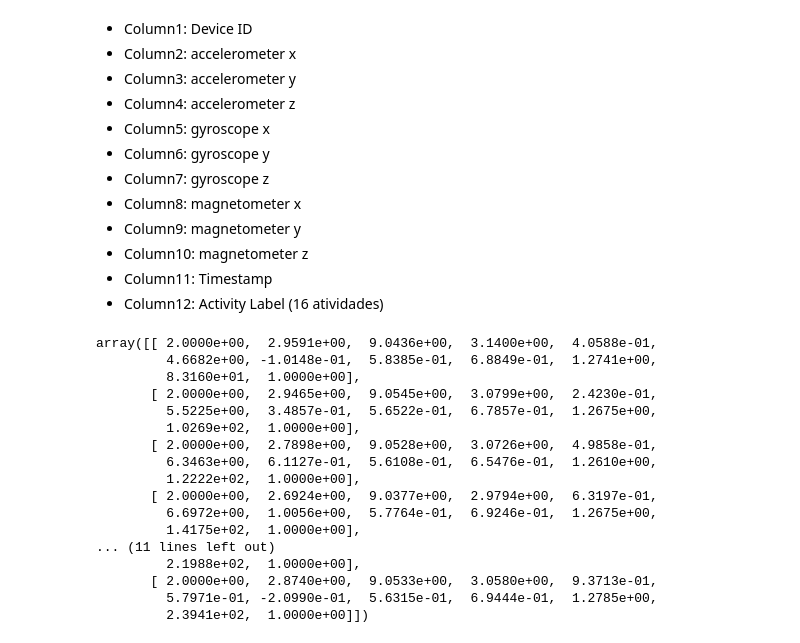
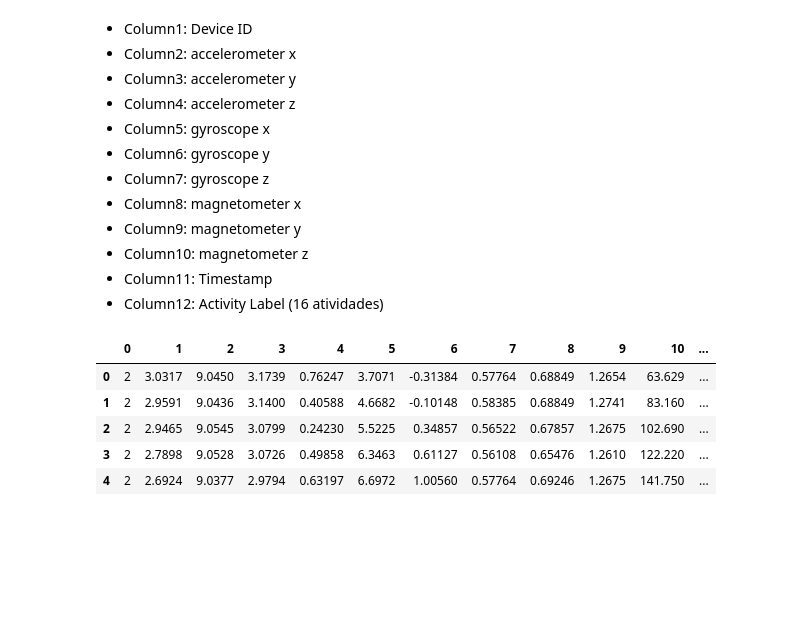
Before and after one commit to eduardofbneves/TCD-TL, a Jupyter notebook: data_analysis.ipynb, the cells around one changed output. Cells and saved outputs as stored; diff of their text form; code cells hidden in the pictures; blank space fills up the shorter version.

```diff
--- a/data_analysis.ipynb
+++ b/data_analysis.ipynb
@@ -23,45 +23,35 @@ from sklearn.preprocessing import StandardScaler
 from sklearn.decomposition import PCA
 import utils
 # %%
-window_lenght = 20
+window = 20
 loc = []
 
 for i in range (0,15):
     loc.append("FORTH_TRACE_DATASET-master/part" + str(i) + "/part" + str(i) + "dev2.csv")
 
 df = pd.read_csv(loc[0], sep=',', header=None)
 array = df.to_numpy()
 
 t_acc = np.sqrt(np.add(np.square(array[:,1]),
                        np.square(array[:,2]),
                        np.square(array[:,3])))
 
 t_gyr = np.sqrt(np.add(np.square(array[:,4]),
                        np.square(array[:,5]),
                        np.square(array[:,6])))
 
 t_mag = np.sqrt(np.add(np.square(array[:,7]),
                        np.square(array[:,8]),
                        np.square(array[:,9])))
-array[1:10]
+
+df.head()
 # %% [output]
-array([[ 2.0000e+00,  2.9591e+00,  9.0436e+00,  3.1400e+00,  4.0588e-01,
-         4.6682e+00, -1.0148e-01,  5.8385e-01,  6.8849e-01,  1.2741e+00,
-         8.3160e+01,  1.0000e+00],
-       [ 2.0000e+00,  2.9465e+00,  9.0545e+00,  3.0799e+00,  2.4230e-01,
-         5.5225e+00,  3.4857e-01,  5.6522e-01,  6.7857e-01,  1.2675e+00,
-         1.0269e+02,  1.0000e+00],
-       [ 2.0000e+00,  2.7898e+00,  9.0528e+00,  3.0726e+00,  4.9858e-01,
-         6.3463e+00,  6.1127e-01,  5.6108e-01,  6.5476e-01,  1.2610e+00,
-         1.2222e+02,  1.0000e+00],
-       [ 2.0000e+00,  2.6924e+00,  9.0377e+00,  2.9794e+00,  6.3197e-01,
-         6.6972e+00,  1.0056e+00,  5.7764e-01,  6.9246e-01,  1.2675e+00,
-         1.4175e+02,  1.0000e+00],
-... (11 lines left out)
-         2.1988e+02,  1.0000e+00],
-       [ 2.0000e+00,  2.8740e+00,  9.0533e+00,  3.0580e+00,  9.3713e-01,
-         5.7971e-01, -2.0990e-01,  5.6315e-01,  6.9444e-01,  1.2785e+00,
-         2.3941e+02,  1.0000e+00]])
+|  | 0 | 1 | 2 | 3 | 4 | 5 | 6 | 7 | 8 | 9 | 10 | ... |
+| 0 | 2 | 3.0317 | 9.0450 | 3.1739 | 0.76247 | 3.7071 | -0.31384 | 0.57764 | 0.68849 | 1.2654 | 63.629 | ... |
+| 1 | 2 | 2.9591 | 9.0436 | 3.1400 | 0.40588 | 4.6682 | -0.10148 | 0.58385 | 0.68849 | 1.2741 | 83.160 | ... |
+| 2 | 2 | 2.9465 | 9.0545 | 3.0799 | 0.24230 | 5.5225 | 0.34857 | 0.56522 | 0.67857 | 1.2675 | 102.690 | ... |
+| 3 | 2 | 2.7898 | 9.0528 | 3.0726 | 0.49858 | 6.3463 | 0.61127 | 0.56108 | 0.65476 | 1.2610 | 122.220 | ... |
+| 4 | 2 | 2.6924 | 9.0377 | 2.9794 | 0.63197 | 6.6972 | 1.00560 | 0.57764 | 0.69246 | 1.2675 | 141.750 | ... |
 # %%
 
 
```
Also changed, not shown: parts of 4 cells of this notebook, 1 other file.
